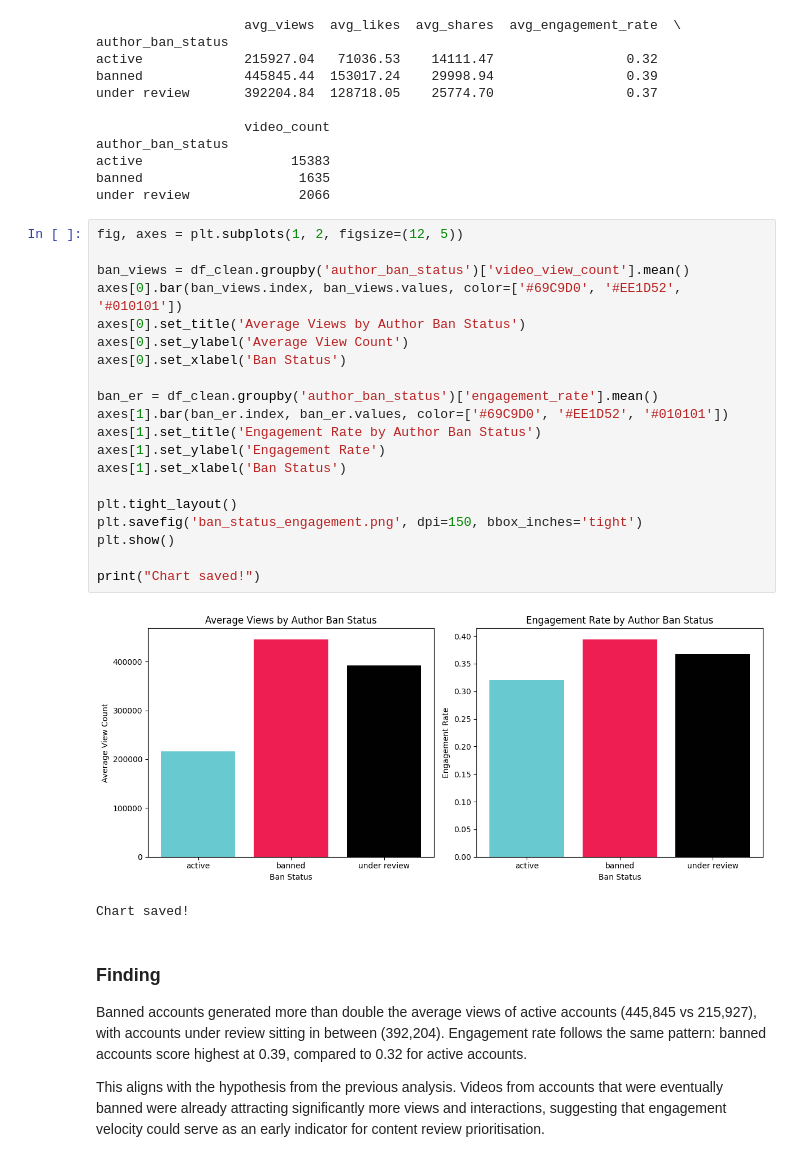
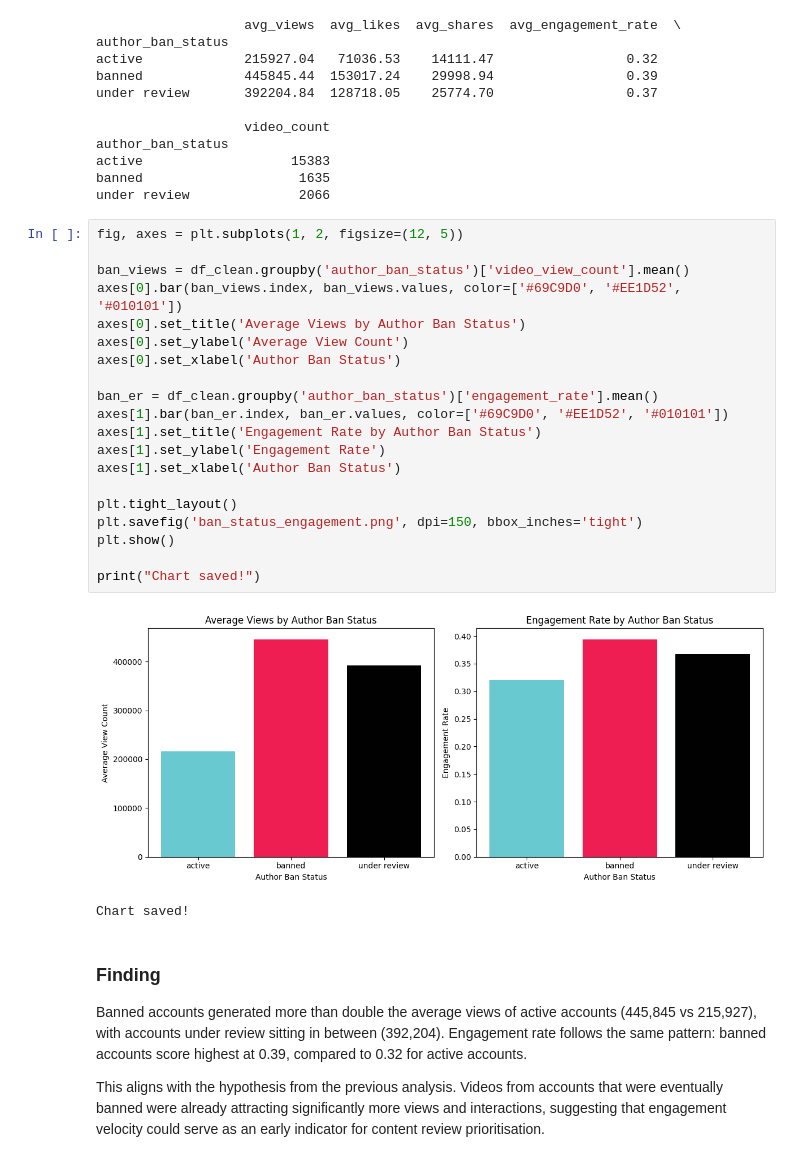
Before and after one commit to tkaixinn/tiktok-content-integrity-analysis, a Jupyter notebook: analysis.ipynb, the cells around one changed output. Drawn from its saved outputs; the diff is of its cells as text.

```diff
--- a/analysis.ipynb
+++ b/analysis.ipynb
@@ -250,25 +250,25 @@ under review              2066
 # %%
 fig, axes = plt.subplots(1, 2, figsize=(12, 5))
 
 ban_views = df_clean.groupby('author_ban_status')['video_view_count'].mean()
 axes[0].bar(ban_views.index, ban_views.values, color=['#69C9D0', '#EE1D52', '#010101'])
 axes[0].set_title('Average Views by Author Ban Status')
 axes[0].set_ylabel('Average View Count')
-axes[0].set_xlabel('Ban Status')
+axes[0].set_xlabel('Author Ban Status')
 
 ban_er = df_clean.groupby('author_ban_status')['engagement_rate'].mean()
 axes[1].bar(ban_er.index, ban_er.values, color=['#69C9D0', '#EE1D52', '#010101'])
 axes[1].set_title('Engagement Rate by Author Ban Status')
 axes[1].set_ylabel('Engagement Rate')
-axes[1].set_xlabel('Ban Status')
+axes[1].set_xlabel('Author Ban Status')
 
 plt.tight_layout()
 plt.savefig('ban_status_engagement.png', dpi=150, bbox_inches='tight')
 plt.show()
 
 print("Chart saved!")
 # %% [output]
-[figure, old version]
+[figure, new version]
 Chart saved!
 # %% [markdown]
 ### Finding
```
Also changed, not shown: parts of 3 cells of this notebook, 1 other file.
